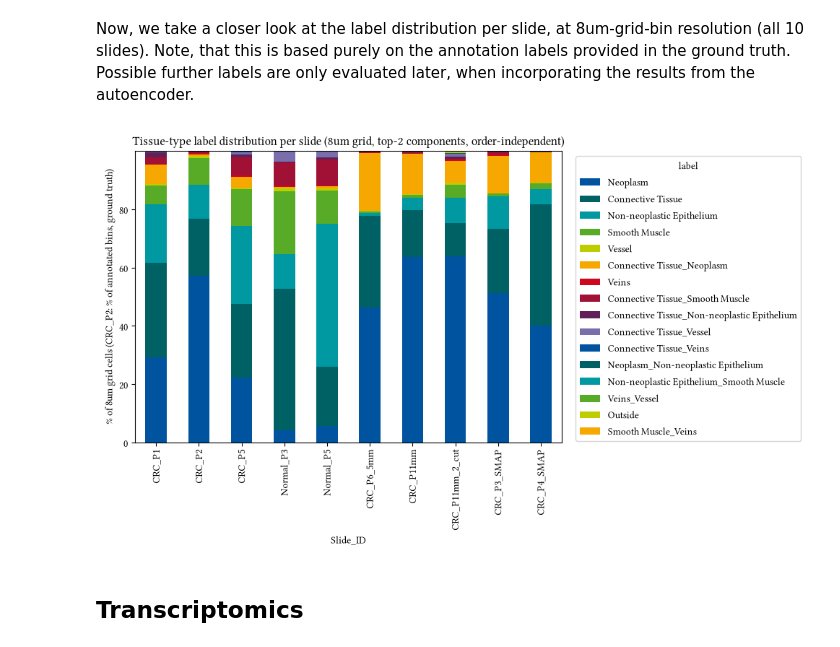
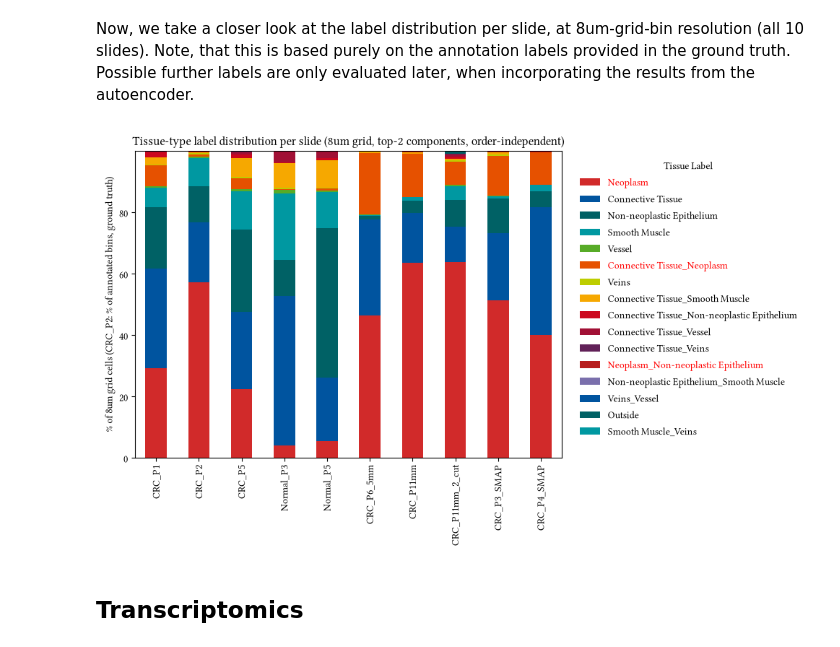
Before and after one commit to CharlieNotChaplin/Genomosaic, a Jupyter notebook: 04_eval/eval_preprocessing.ipynb, the cells around one changed output. Drawn from its saved outputs; the diff is of its cells as text; code cells hidden in the pictures.

```diff
--- a/04_eval/eval_preprocessing.ipynb
+++ b/04_eval/eval_preprocessing.ipynb
@@ -73,6 +70,10 @@ Note, that this is based purely on the annotation labels provided in the ground
 ALL_SAMPLES = ["CRC_P1", "CRC_P2", "CRC_P5", "Normal_P3", "Normal_P5",
                "CRC_P6_5mm", "CRC_P11mm", "CRC_P11mm_2_cut", "CRC_P3_SMAP", "CRC_P4_SMAP"]
 # %%
+import matplotlib.pyplot as plt
+from matplotlib.colors import ListedColormap
+import numpy as np
+
 # Bin-level (8um grid) label distribution, all 10 available slides -- CRC_P3_SMAP/
 # CRC_P4_SMAP's grid label transfer has already been run (lt.main_grid(), see
 # new_single_omics.ipynb), so no recomputation needed here, just reading its output.
@@ -80,39 +81,67 @@ def canonical_top2(labels):
     # collapse to top 2 labels (e.g. veins_muscle_vessel and veins_muscle_neoplasm is veins_muscle)
     top2 = labels.astype(str).str.split("_").str[:2]
     return top2.apply(lambda parts: "_".join(sorted(parts)))
 
 grid_gt_008um = lt.aggregate_bin_annotation_to_grid(reference_sample="CRC_P2", group_size=4)  # 4 x 2um = 8um
 crc_p2_grid_dist = canonical_top2(grid_gt_008um["annotation"]).value_counts(normalize=True) * 100
 crc_p2_grid_dist.name = "CRC_P2"
 
 grid_dist_rows = [crc_p2_grid_dist]
 for sample_id in ALL_SAMPLES:
     if sample_id == "CRC_P2":
         continue
     pred_path = label_transfer_dir(sample_id) / f"{sample_id}_grid_predictions.parquet"
     if not pred_path.exists():
         print(f"{sample_id}: no _grid_predictions.parquet yet -- skipping")
         continue
     grid_pred = pd.read_parquet(pred_path, columns=["predicted_tissuetype_grid_image"])
     dist = canonical_top2(grid_pred["predicted_tissuetype_grid_image"]).value_counts(normalize=True) * 100
     dist.name = sample_id
     grid_dist_rows.append(dist)
 
 label_dist_grid = pd.concat(grid_dist_rows, axis=1).T.reindex(ALL_SAMPLES).fillna(0)
 
-from matplotlib.colors import ListedColormap
-n_labels = label_dist_grid.shape[1]
-palette = ListedColormap([pl.RWTH_CATEGORICAL[i % len(pl.RWTH_CATEGORICAL)] for i in range(n_labels)])
+# Build custom color palette: assign shades of red to labels containing 'neoplasm',
+# and draw from pl.RWTH_CATEGORICAL for non-neoplasm labels.
+labels = label_dist_grid.columns
+custom_colors = []
 
+# Shades of red to cycle through for neoplasm categories
+red_shades = ["#D12A2A", "#E65100", "#B71C1C", "#FF5252", "#880E4F"]
+neoplasm_idx = 0
+non_neoplasm_idx = 0
+
+for label in labels:
+    if "neoplasm" in str(label).lower():
+        custom_colors.append(red_shades[neoplasm_idx % len(red_shades)])
+        neoplasm_idx += 1
+    else:
+        custom_colors.append(pl.RWTH_CATEGORICAL[non_neoplasm_idx % len(pl.RWTH_CATEGORICAL)])
+        non_neoplasm_idx += 1
+
+palette = ListedColormap(custom_colors)
+
+# Plotting
 ax = label_dist_grid.plot(kind="bar", stacked=True, figsize=(10, 6), colormap=palette)
 ax.set_ylabel("% of 8um grid cells (CRC_P2: % of annotated bins, ground truth)")
-ax.set_xlabel("Slide_ID")
+
+# 1. Remove x-axis label
+ax.set_xlabel("")
+
 ax.set_title("Tissue-type label distribution per slide (8um grid, top-2 components, order-independent)")
-ax.legend(bbox_to_anchor=(1.02, 1), loc="upper left", title="label")
+
+# 2. Configure legend and remove frame/border
+leg = ax.legend(bbox_to_anchor=(1.02, 1), loc="upper left", title="Tissue Label", frameon=False)
+
+# 3. Color legend text containing ''neoplasm' red
+for text in leg.get_texts():
+    if "neoplasm" in text.get_text().lower():
+        text.set_color("red")
+
 plt.tight_layout()
 plt.show()
 # %% [output]
-[figure, old version]
+[figure, new version]
 # %% [markdown]
 ## Transcriptomics
 # %% [markdown]
```
Also changed, not shown: parts of 6 cells of this notebook, 1 other file.
